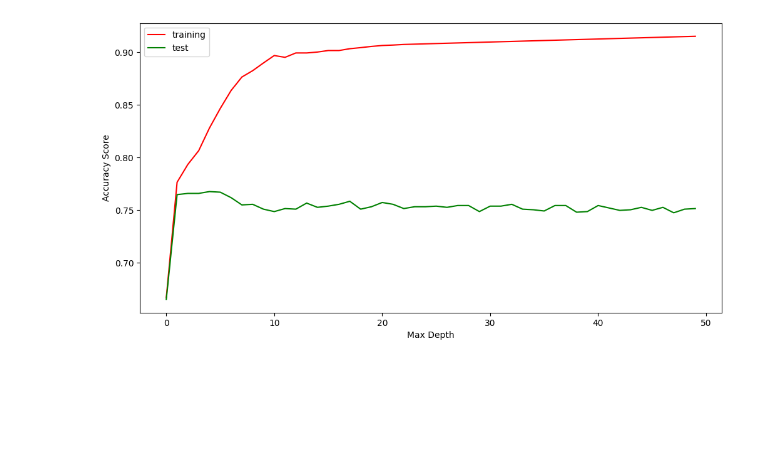
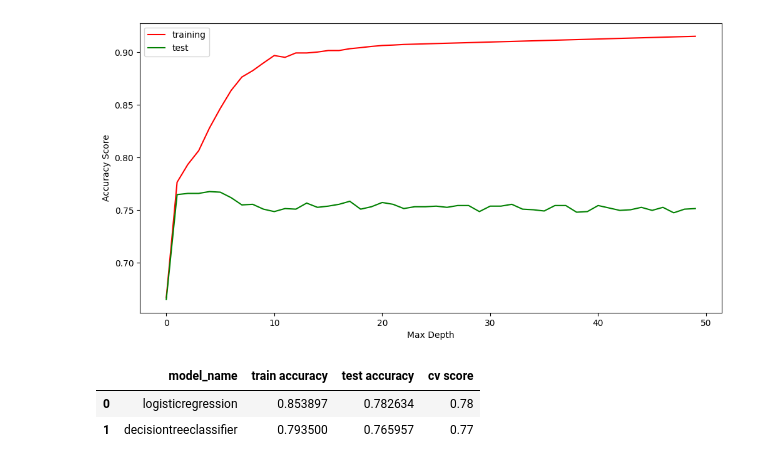
Before and after one commit to pabrokim/space-ship-titanic-classification, a Jupyter notebook: titanic.ipynb, the cells around one changed output. Drawn from its saved outputs; the diff is of its cells as text; code cells hidden in the pictures; blank space fills up the shorter version.

Commit message:
choose logistic model

```diff
--- a/titanic.ipynb
+++ b/titanic.ipynb
@@ -216,7 +220,7 @@ model_log = make_pipeline(
 )
 
 #model name from pipeline
-model_log_name = model_tr.steps[-1][0]
+model_log_name = model_log.steps[-1][0]
 model_names.append(model_log_name)
 
 #fit model
@@ -238,4 +242,4 @@ final_test_acc.append(acc_test)
 
 #cross validation
 cv_scores = cross_val_score(model_log, X, y, cv=5, scoring='accuracy')
-final_cv.append(cv_scores)
+final_cv.append(round(cv_scores.mean(),2))
@@ -273,4 +273,4 @@ final_test_acc.append(acc_test)
 
 #cross validation
 cv_scores = cross_val_score(model_tr, X, y, cv=5, scoring='accuracy')
-final_cv.append(cv_scores)
+final_cv.append(round(cv_scores.mean(),2))
@@ -371,0 +363,6 @@ df_scores
+# %%
+df_scores.head()
+# %% [output]
+|  | model_name | train accuracy | test accuracy | cv score |
+| 0 | logisticregression | 0.853897 | 0.782634 | 0.78 |
+| 1 | decisiontreeclassifier | 0.793500 | 0.765957 | 0.77 |
```
Also changed, not shown: parts of 5 cells of this notebook.
